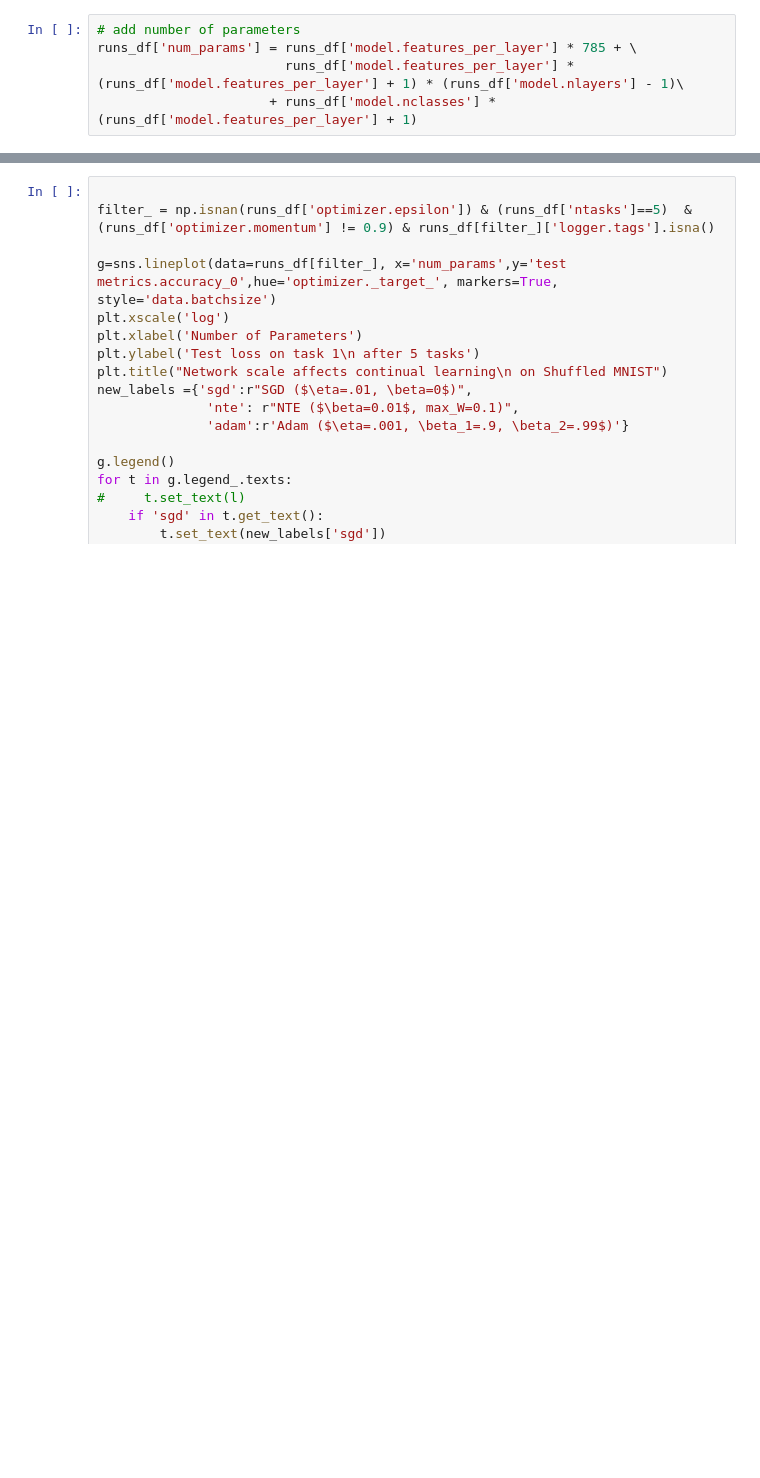
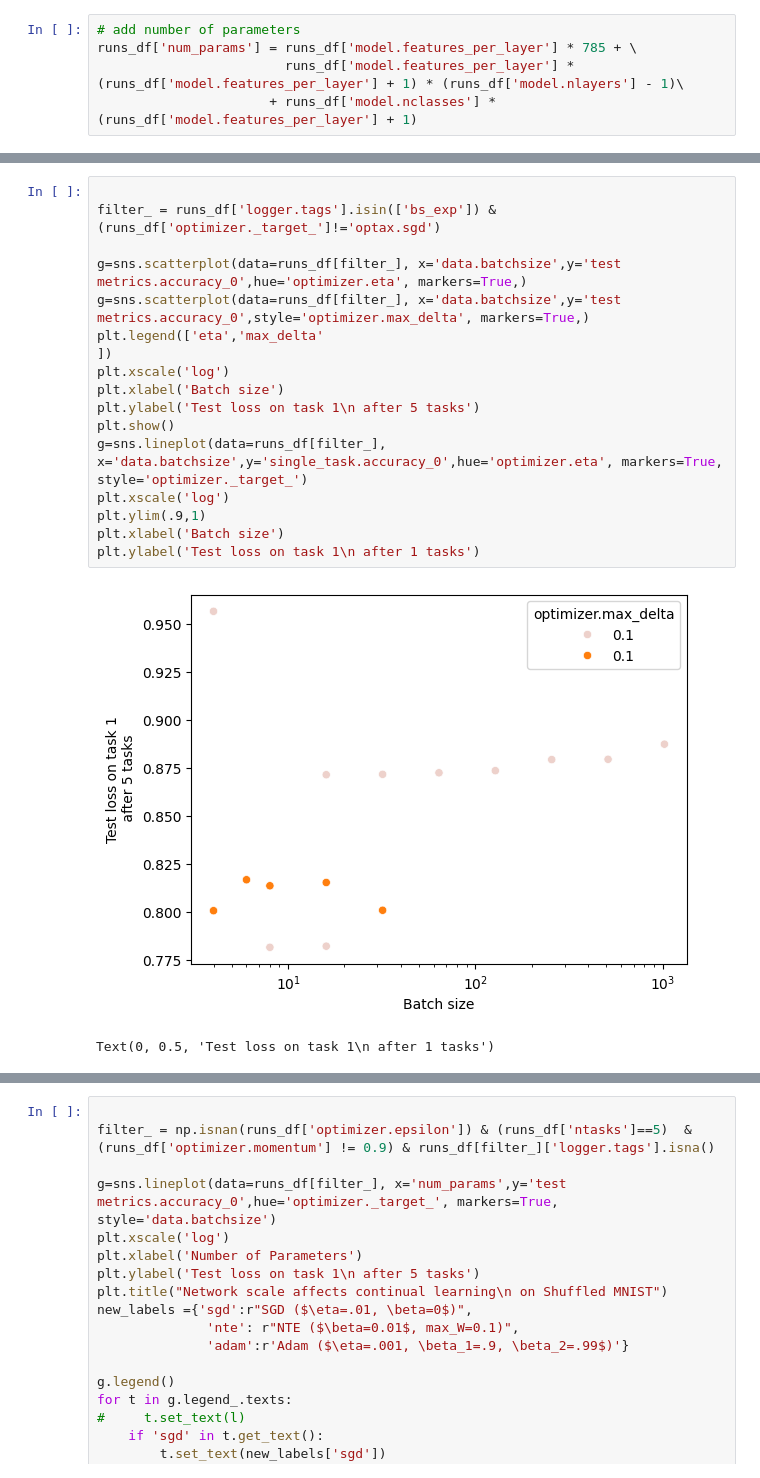
Before and after one commit to ZadorLaboratory/NeuralTangentEnsemble, a Jupyter notebook: figures/wandb_plotting.ipynb, the cells around one changed output, grey strips where cells are left out. Cells and saved outputs as stored; diff of their text form; blank space fills up the shorter version.

Commit message:
plot updates

```diff
--- a/figures/wandb_plotting.ipynb
+++ b/figures/wandb_plotting.ipynb
@@ -48,0 +68,20 @@ runs_df['num_params'] = runs_df['model.features_per_layer'] * 785 + \
+# %%
+
+filter_ = runs_df['logger.tags'].isin(['bs_exp']) & (runs_df['optimizer._target_']!='optax.sgd')
+
+g=sns.scatterplot(data=runs_df[filter_], x='data.batchsize',y='test metrics.accuracy_0',hue='optimizer.eta', markers=True,)
+g=sns.scatterplot(data=runs_df[filter_], x='data.batchsize',y='test metrics.accuracy_0',style='optimizer.max_delta', markers=True,)
+plt.legend(['eta','max_delta'
+])
+plt.xscale('log')
+plt.xlabel('Batch size')
+plt.ylabel('Test loss on task 1\n after 5 tasks')
+plt.show()
+g=sns.lineplot(data=runs_df[filter_], x='data.batchsize',y='single_task.accuracy_0',hue='optimizer.eta', markers=True, style='optimizer._target_')
+plt.xscale('log')
+plt.ylim(.9,1)
+plt.xlabel('Batch size')
+plt.ylabel('Test loss on task 1\n after 1 tasks')
+# %% [output]
+[figure, added]
+Text(0, 0.5, 'Test loss on task 1\n after 1 tasks')
```
Also changed, not shown: parts of 3 cells of this notebook.
